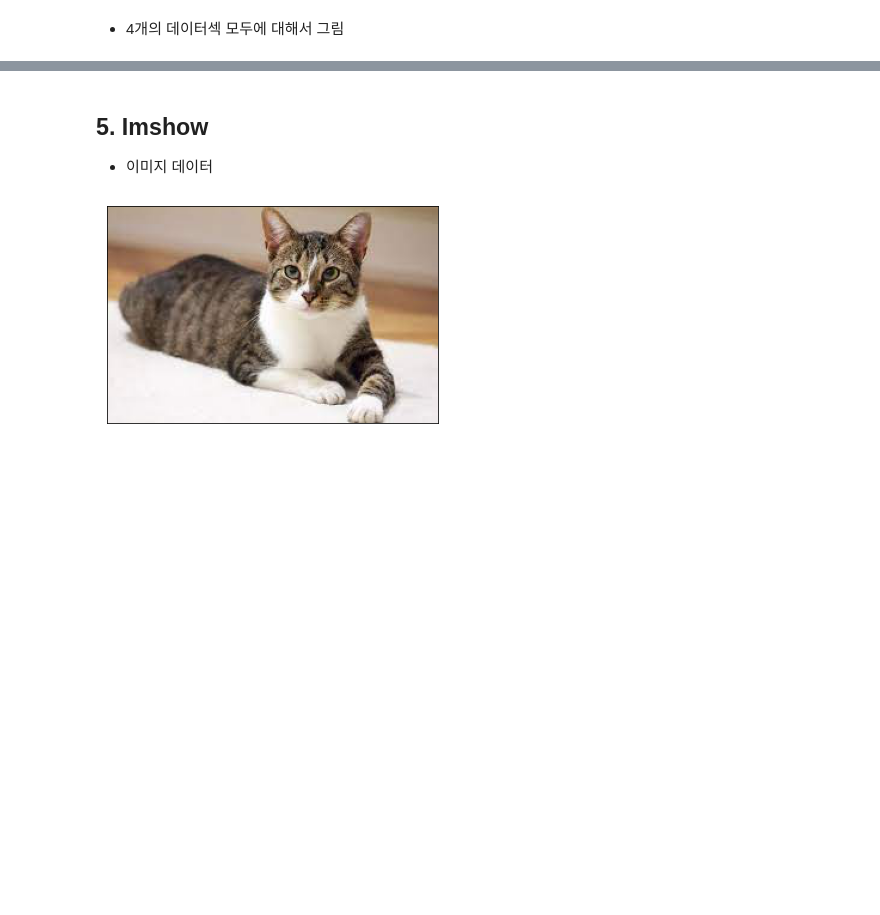
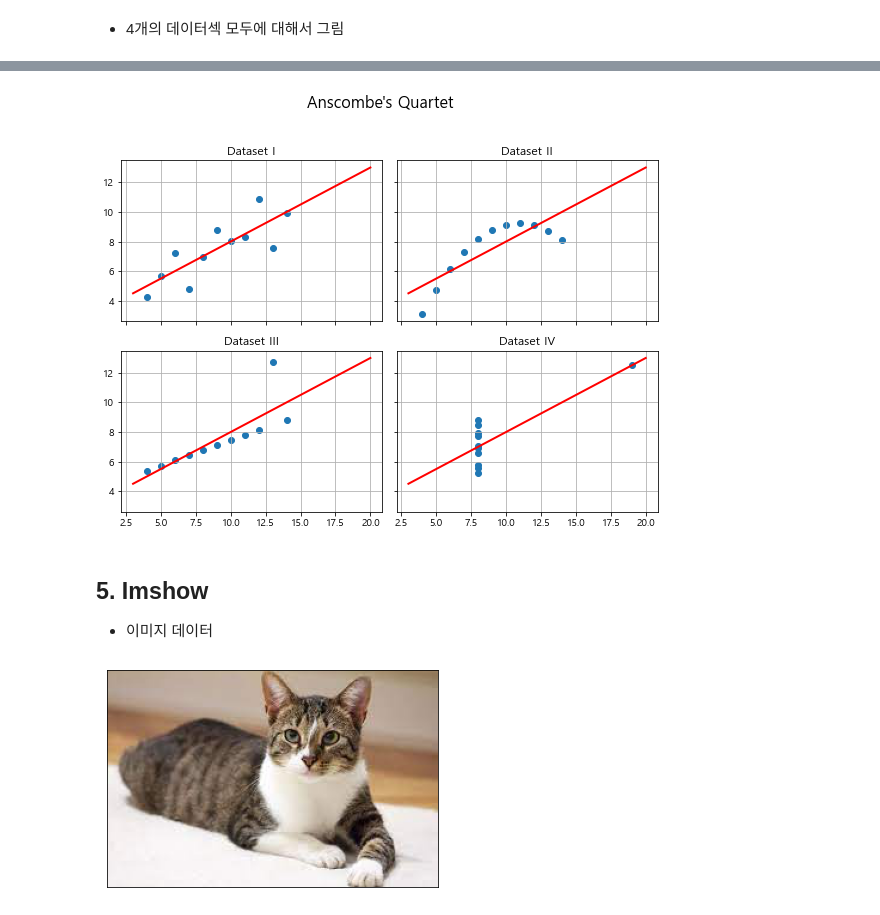
Before and after one commit to Jaehyuk-C/DataAnalysis, a Jupyter notebook: 03.Visualization/04_Plots.ipynb, the cells around one changed output, grey strips where cells are left out. Saved outputs shown, nothing was run; the diff lists cells and outputs as text; code cells hidden in the pictures; blank space fills up the shorter version.

```diff
--- a/03.Visualization/04_Plots.ipynb
+++ b/03.Visualization/04_Plots.ipynb
@@ -172,17 +219,19 @@ plt.show()
 # %%
-fig, axes = plt.subplots(2, 2, figsize=(8,6), sharex=Ture, sharey=True)
+fig, axes = plt.subplots(2, 2, figsize=(8,6), sharex=True, sharey=True)
 
-for roman in enumerate['I', 'II', 'III', 'IV']:     # enumerate - 값과 키 모두
+for i, roman in enumerate(['I', 'II', 'III', 'IV']):     # enumerate - 값과 키 모두
     ds = ans[ans.dataset == roman]
     ax = axes[i//2, i%2]
     ax.scatter(ds.x, ds.y)
     ax.plot([3,20], [4.5, 13], 'r-', lw=2)          # y = 0.5 * x + 3
     ax.set_title(f'Dataset {roman}')
     ax.grid()
 
 fig.suptitle("Anscombe's Quartet", fontsize=16, y=1.03)
 plt.tight_layout()
 plt.show()
+# %% [output]
+[figure, added]
 # %% [markdown]
 ## 5. Imshow
 - 이미지 데이터
```
Also changed, not shown: parts of 7 cells of this notebook.
